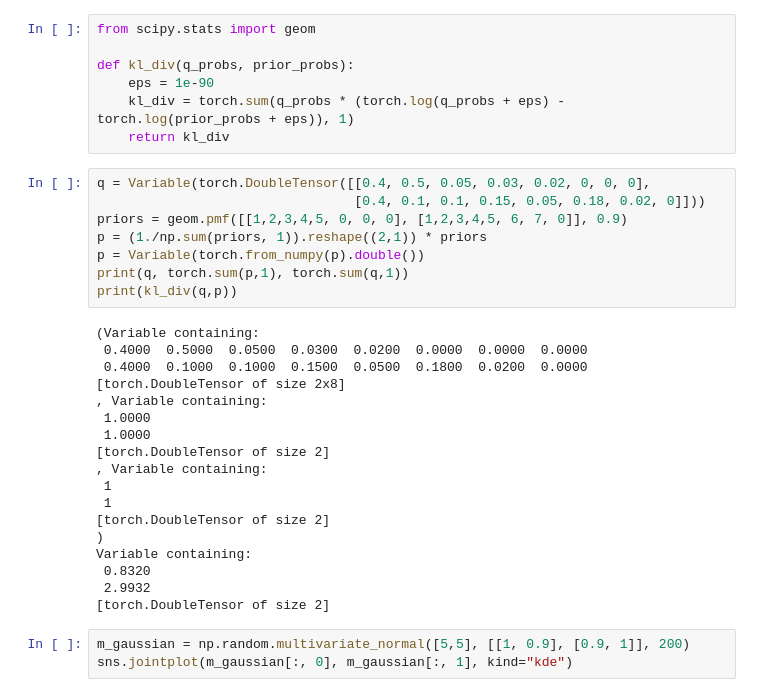
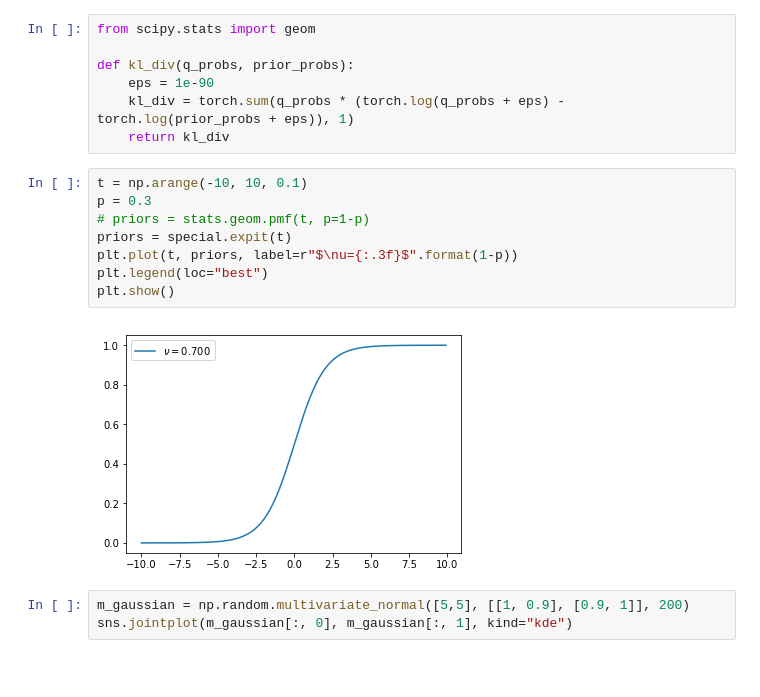
Before and after one commit to toologicbv/meta_learner, a Jupyter notebook: pytorch_expers.ipynb, the cells around one changed output. Saved outputs shown, nothing was run; the diff lists cells and outputs as text; blank space fills up the shorter version.

```diff
--- a/pytorch_expers.ipynb
+++ b/pytorch_expers.ipynb
@@ -50,32 +51,16 @@ def kl_div(q_probs, prior_probs):
     eps = 1e-90
     kl_div = torch.sum(q_probs * (torch.log(q_probs + eps) - torch.log(prior_probs + eps)), 1)
     return kl_div
-# %%
-q = Variable(torch.DoubleTensor([[0.4, 0.5, 0.05, 0.03, 0.02, 0, 0, 0],
-                                 [0.4, 0.1, 0.1, 0.15, 0.05, 0.18, 0.02, 0]]))
-priors = geom.pmf([[1,2,3,4,5, 0, 0, 0], [1,2,3,4,5, 6, 7, 0]], 0.9)
-p = (1./np.sum(priors, 1)).reshape((2,1)) * priors
-p = Variable(torch.from_numpy(p).double())
-print(q, torch.sum(p,1), torch.sum(q,1))
-print(kl_div(q,p))
-# %% [output]
-(Variable containing:
- 0.4000  0.5000  0.0500  0.0300  0.0200  0.0000  0.0000  0.0000
- 0.4000  0.1000  0.1000  0.1500  0.0500  0.1800  0.0200  0.0000
-[torch.DoubleTensor of size 2x8]
-, Variable containing:
- 1.0000
- 1.0000
-[torch.DoubleTensor of size 2]
-, Variable containing:
- 1
- 1
-[torch.DoubleTensor of size 2]
-)
-Variable containing:
- 0.8320
- 2.9932
-[torch.DoubleTensor of size 2]
+# %%
+t = np.arange(-10, 10, 0.1)
+p = 0.3
+# priors = stats.geom.pmf(t, p=1-p)
+priors = special.expit(t)
+plt.plot(t, priors, label=r"$\nu={:.3f}$".format(1-p))
+plt.legend(loc="best")
+plt.show()
+# %% [output]
+[figure, added]
 # %%
 m_gaussian = np.random.multivariate_normal([5,5], [[1, 0.9], [0.9, 1]], 200)
 sns.jointplot(m_gaussian[:, 0], m_gaussian[:, 1], kind="kde")
```
Also changed, not shown: parts of 2 cells of this notebook, 10 other files.
